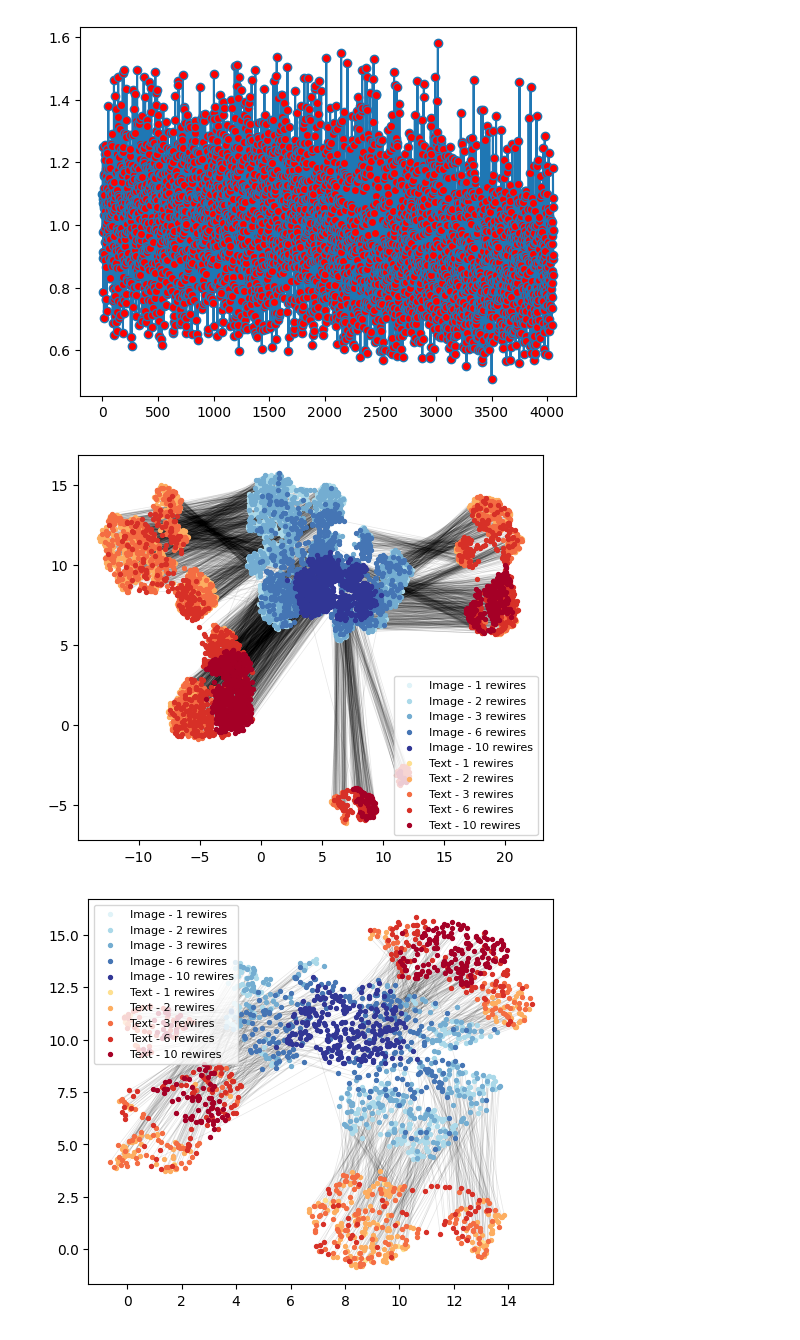
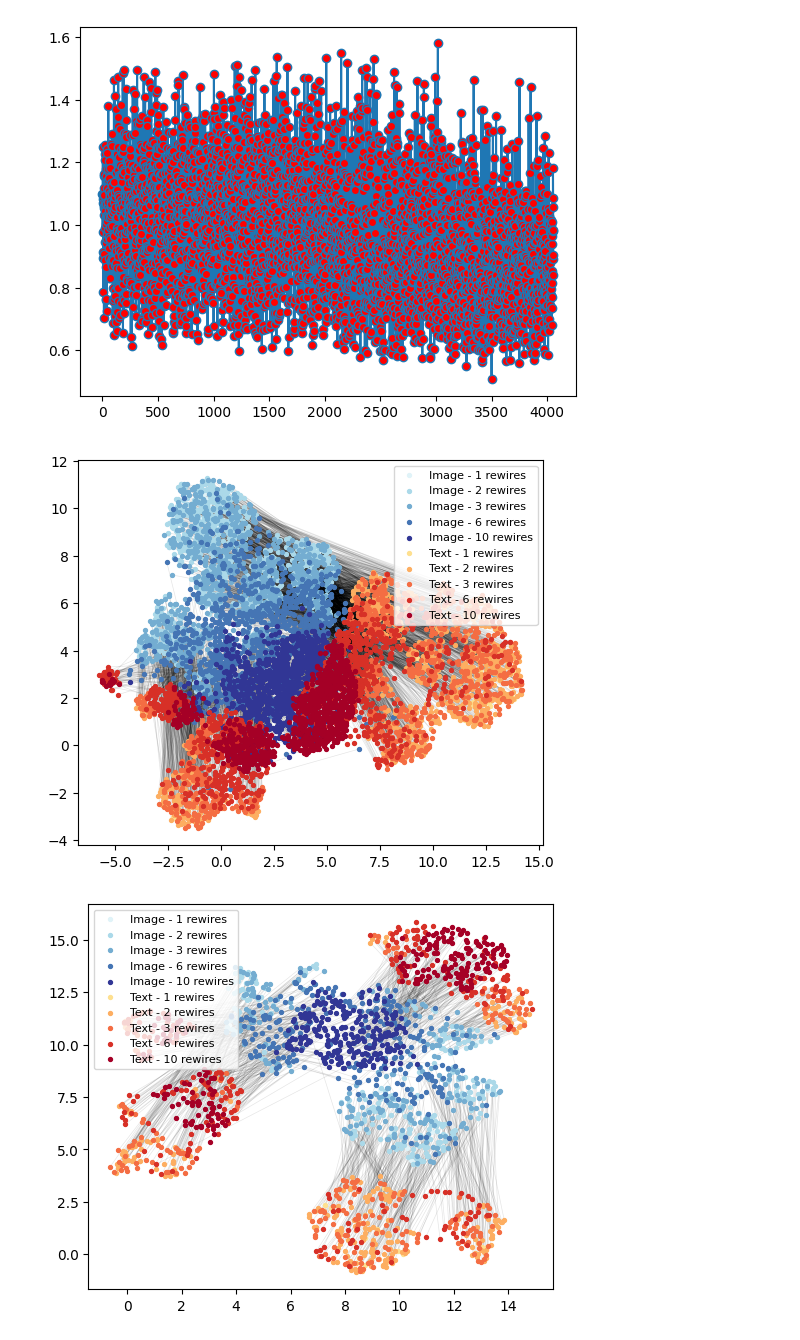
Before and after one commit to Krayth/TCC-graphs-CLIP-test2, a Jupyter notebook: Treinamento-Watts-Strogatz.ipynb, the cells around one changed output. Drawn from its saved outputs; the diff is of its cells as text; code cells hidden in the pictures.

Commit message:
update - added similarity comparison, umap star center for Star-Grid and minor changes

```diff
--- a/Treinamento-Watts-Strogatz.ipynb
+++ b/Treinamento-Watts-Strogatz.ipynb
@@ -23,7 +21,7 @@ from transformers import TrainingArguments
 
 training_args = TrainingArguments(
     output_dir="../data/checkpoints/clip-model",
-    num_train_epochs=100,
+    num_train_epochs=1,
     per_device_train_batch_size=8,
     gradient_accumulation_steps=1,
     warmup_steps=50,
@@ -359,24 +341,24 @@ torch.save({
 # %%
-# # Recuperar treinamento com todas as metricas
+# Recuperar treinamento com todas as metricas
 
-# checkpoint = torch.load("Modelo-Watts-Strogatz-Mais-Metricas-1000epoch-full.ckpt", map_location=device)
+checkpoint = torch.load("Modelo-Watts-Strogatz-Sem-DropoutEval-100epoch-full.ckpt", map_location=device)
 
-# # Restaura modelo e otimizador
-# model.load_state_dict(checkpoint["model_state_dict"])
-# optimizer.load_state_dict(checkpoint["optimizer_state_dict"])
+# Restaura modelo e otimizador
+model.load_state_dict(checkpoint["model_state_dict"])
+optimizer.load_state_dict(checkpoint["optimizer_state_dict"])
 
-# # Restaura métricas e epoch
-# start_epoch = checkpoint["epoch"]
-# train_losses = checkpoint["train_losses"]
-# valid_losses = checkpoint["valid_losses"]
-# train_sils = checkpoint["train_sils"]
-# valid_sils = checkpoint["valid_sils"]
-# train_ch = checkpoint["train_ch"]
-# valid_ch = checkpoint["valid_ch"]
-# train_db = checkpoint["train_db"]
-# valid_db = checkpoint["valid_db"]
-# train_topk = checkpoint["train_topk"]
-# valid_topk = checkpoint["valid_topk"]
+# Restaura métricas e epoch
+start_epoch = checkpoint["epoch"]
+train_losses = checkpoint["train_losses"]
+valid_losses = checkpoint["valid_losses"]
+train_sils = checkpoint["train_sils"]
+valid_sils = checkpoint["valid_sils"]
+train_ch = checkpoint["train_ch"]
+valid_ch = checkpoint["valid_ch"]
+train_db = checkpoint["train_db"]
+valid_db = checkpoint["valid_db"]
+train_topk = checkpoint["train_topk"]
+valid_topk = checkpoint["valid_topk"]
 # %%
 epochs = range(1, len(train_losses) + 1)
 
@@ -774,9 +783,11 @@ num_items_per_class = [56, 1000, 1000, 1000, 1000] # treinamento
 class_names = ["1", "2", "3", "6", "10"]
 # %%
 proj_data = project_data(image_embs_train, text_embs_train, n_neighbors=15, min_dist=0.6)
-plot_scatter(proj_data, class_names, num_items_per_class, output_plot="umap_treino_valshuffle_100epoch.pdf")
+plot_scatter(proj_data, class_names, num_items_per_class,
+             #output_plot="umap_treino_semdropbatch_50epoch.pdf"
+             )
 # %% [output]
-[figure, old version]
+[figure, new version]
 # %%
 num_items_per_class = [14, 250, 250, 250, 250]   # validação
 proj_data = project_data(image_embs_valid, text_embs_valid, n_neighbors=15, min_dist=0.6)
```
Also changed, not shown: parts of 16 cells of this notebook, 2 other files.
